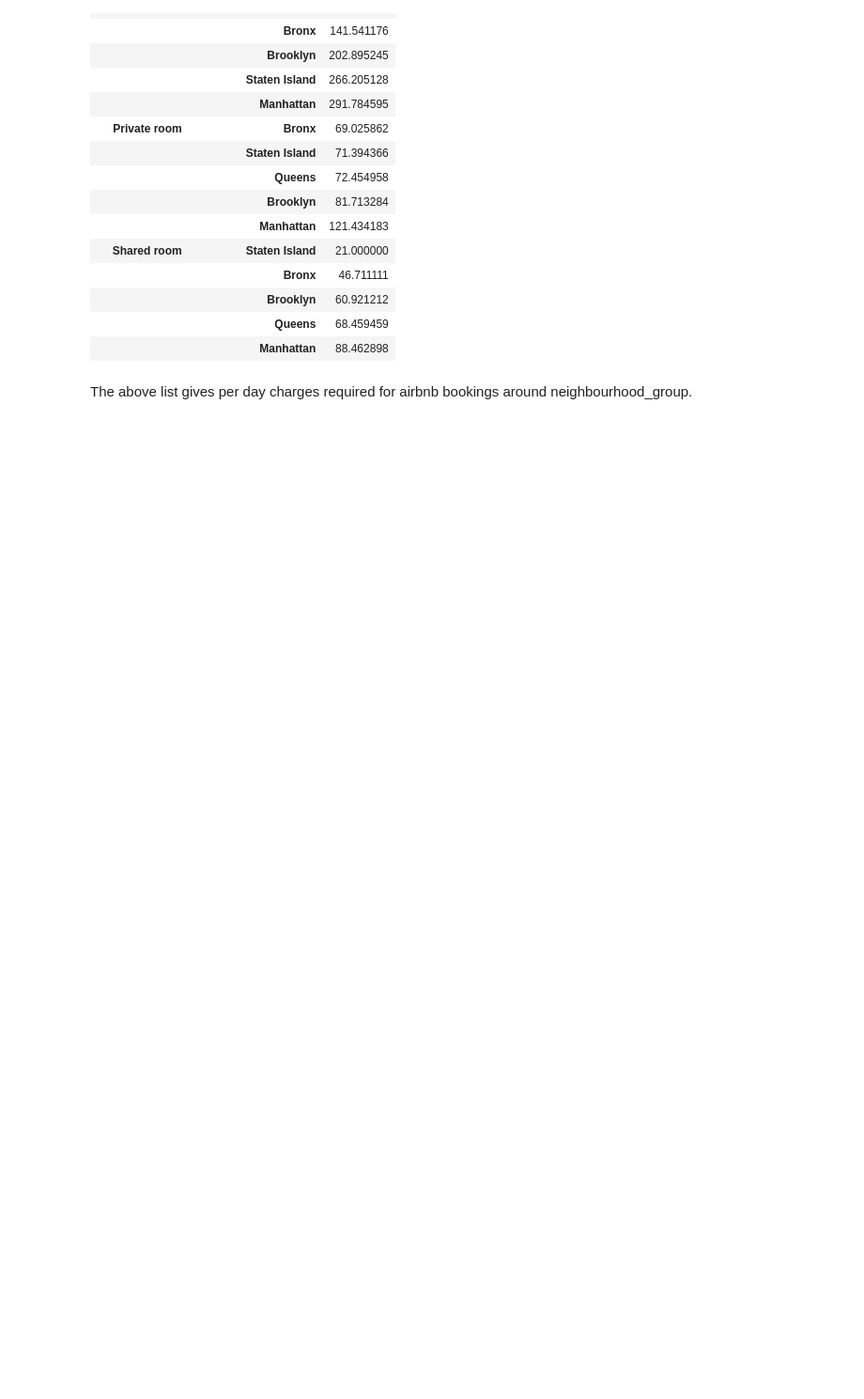
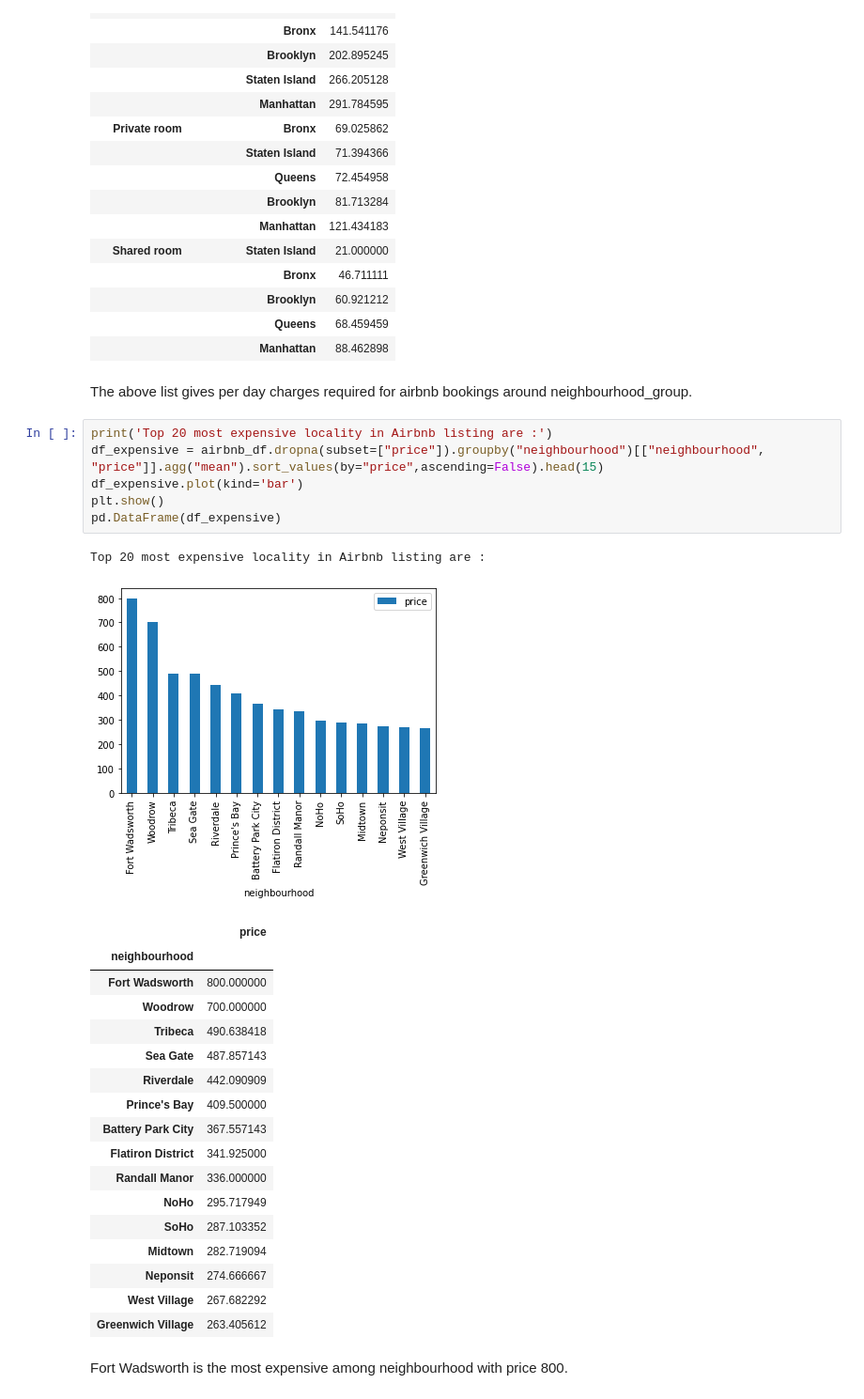
Before and after one commit to Rubina-Fathima/-EDA-Airbnb-NYC-2019-, a Jupyter notebook: Untitled1.ipynb, the cells around one changed output. Shown at 94% size. Cells and saved outputs as stored; diff of their text form; blank space fills up the shorter version.

```diff
--- a/Untitled1.ipynb
+++ b/Untitled1.ipynb
@@ -349,3 +349,31 @@ List of Average Price per night based on the neighbourhood group
 |  | Manhattan | 88.462898 |
 # %% [markdown]
 The above list gives per day charges required for airbnb bookings around neighbourhood_group.
+# %%
+print('Top 20 most expensive locality in Airbnb listing are :')
+df_expensive = airbnb_df.dropna(subset=["price"]).groupby("neighbourhood")[["neighbourhood", "price"]].agg("mean").sort_values(by="price",ascending=False).head(15)
+df_expensive.plot(kind='bar')
+plt.show()
+pd.DataFrame(df_expensive)
+# %% [output]
+Top 20 most expensive locality in Airbnb listing are :
+[figure, added]
+|  | price |
+| neighbourhood |  |
+| Fort Wadsworth | 800.000000 |
+| Woodrow | 700.000000 |
+| Tribeca | 490.638418 |
+| Sea Gate | 487.857143 |
+| Riverdale | 442.090909 |
+| Prince's Bay | 409.500000 |
+| Battery Park City | 367.557143 |
+| Flatiron District | 341.925000 |
+| Randall Manor | 336.000000 |
+| NoHo | 295.717949 |
+| SoHo | 287.103352 |
+| Midtown | 282.719094 |
+| Neponsit | 274.666667 |
+| West Village | 267.682292 |
+| Greenwich Village | 263.405612 |
+# %% [markdown]
+Fort Wadsworth is the most expensive among neighbourhood with price 800.
```
